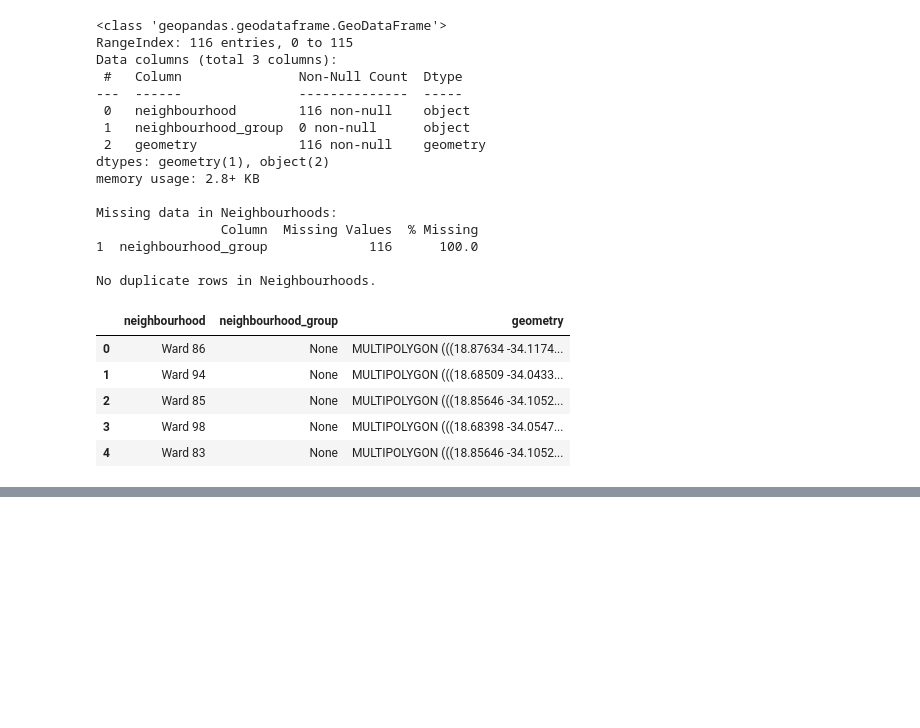
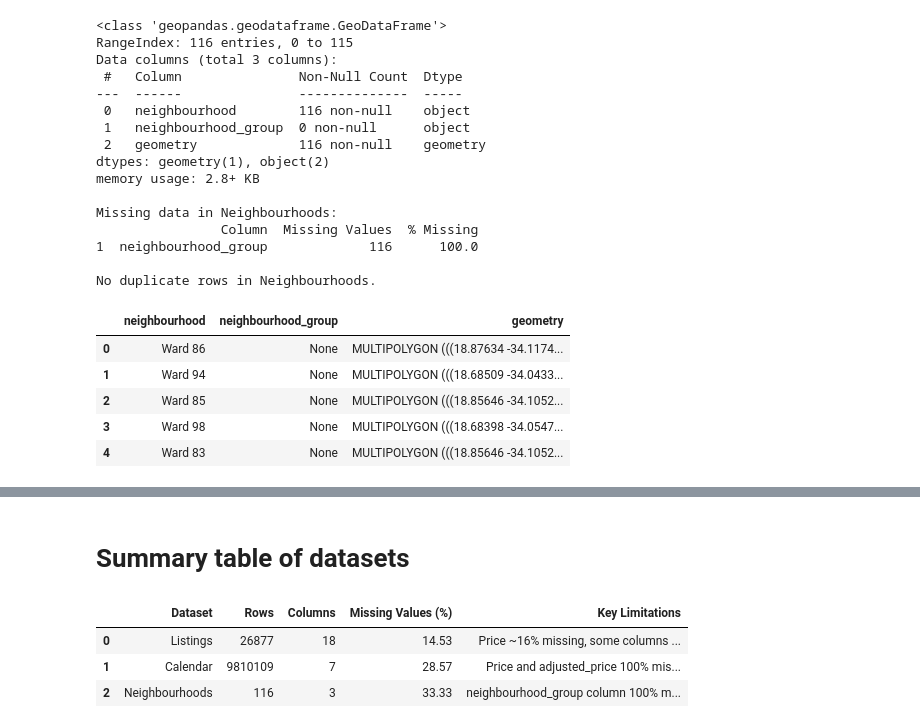
Before and after one commit to arpn25/cape_town_short_term_rentals, a Jupyter notebook: notebooks/01_data_preview.ipynb, the cells around one changed output, grey strips where cells are left out. Cells and saved outputs as stored; diff of their text form; code cells hidden in the pictures; blank space fills up the shorter version.

```diff
--- a/notebooks/01_data_preview.ipynb
+++ b/notebooks/01_data_preview.ipynb
@@ -273,0 +317,28 @@ Unique neighbourhoods: ['Ward 23' 'Ward 4' 'Ward 115' 'Ward 112' 'Ward 54' 'Ward
+# %% [markdown]
+# Summary table of datasets
+# %%
+# Summarise the insights from the datasets
+summary_data = {
+    "Dataset": ["Listings", "Calendar", "Neighbourhoods"],
+    "Rows": [listings_df.shape[0], calendar_df.shape[0], wards_gdf.shape[0]],
+    "Columns": [listings_df.shape[1], calendar_df.shape[1], wards_gdf.shape[1]],
+    "Missing Values (%)": [
+        round(listings_df.isnull().sum().sum()/listings_df.size*100,2),
+        round(calendar_df.isnull().sum().sum()/calendar_df.size*100,2),
+        round(wards_gdf.isnull().sum().sum()/wards_gdf.size*100,2)
+    ],
+    "Key Limitations": [
+        "Price ~16% missing, some columns can be dropped",
+        "Price and adjusted_price 100% missing",
+        "neighbourhood_group column 100% missing"
+    ]
+}
+
+# Create a dataframe of the insights and display
+summary_df = pd.DataFrame(summary_data)
+summary_df
+# %% [output]
+|  | Dataset | Rows | Columns | Missing Values (%) | Key Limitations |
+| 0 | Listings | 26877 | 18 | 14.53 | Price ~16% missing, some columns ... |
+| 1 | Calendar | 9810109 | 7 | 28.57 | Price and adjusted_price 100% mis... |
+| 2 | Neighbourhoods | 116 | 3 | 33.33 | neighbourhood_group column 100% m... |
```
Also changed, not shown: parts of 20 cells of this notebook.
